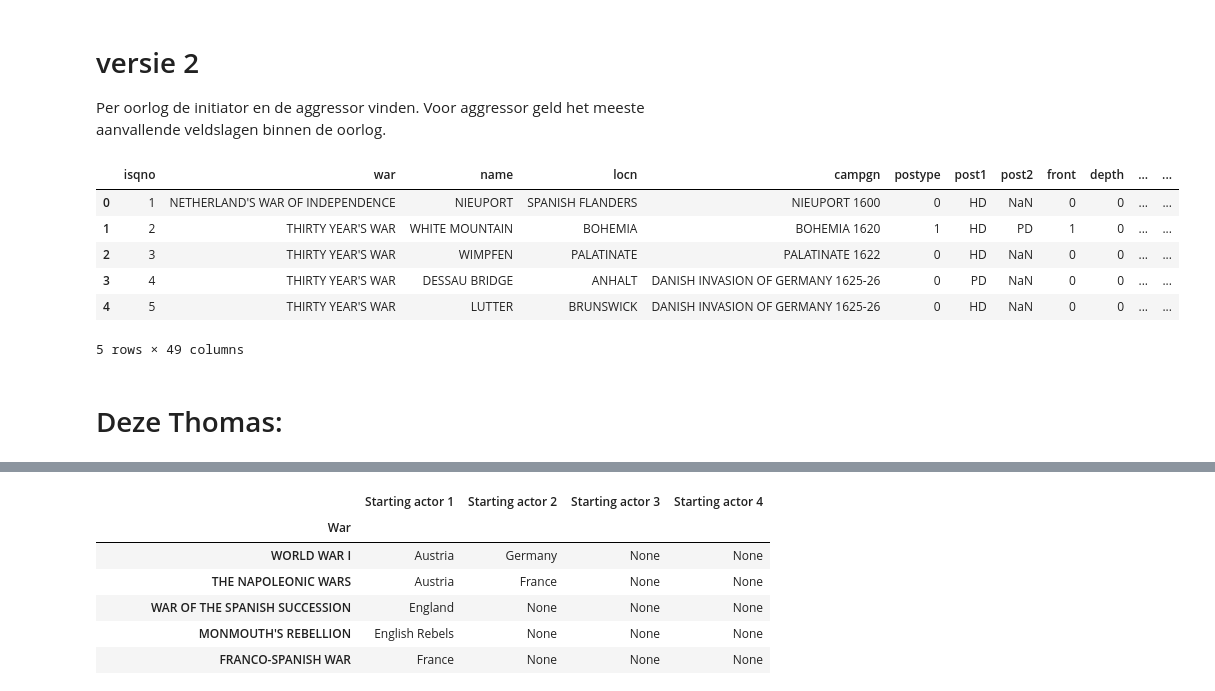
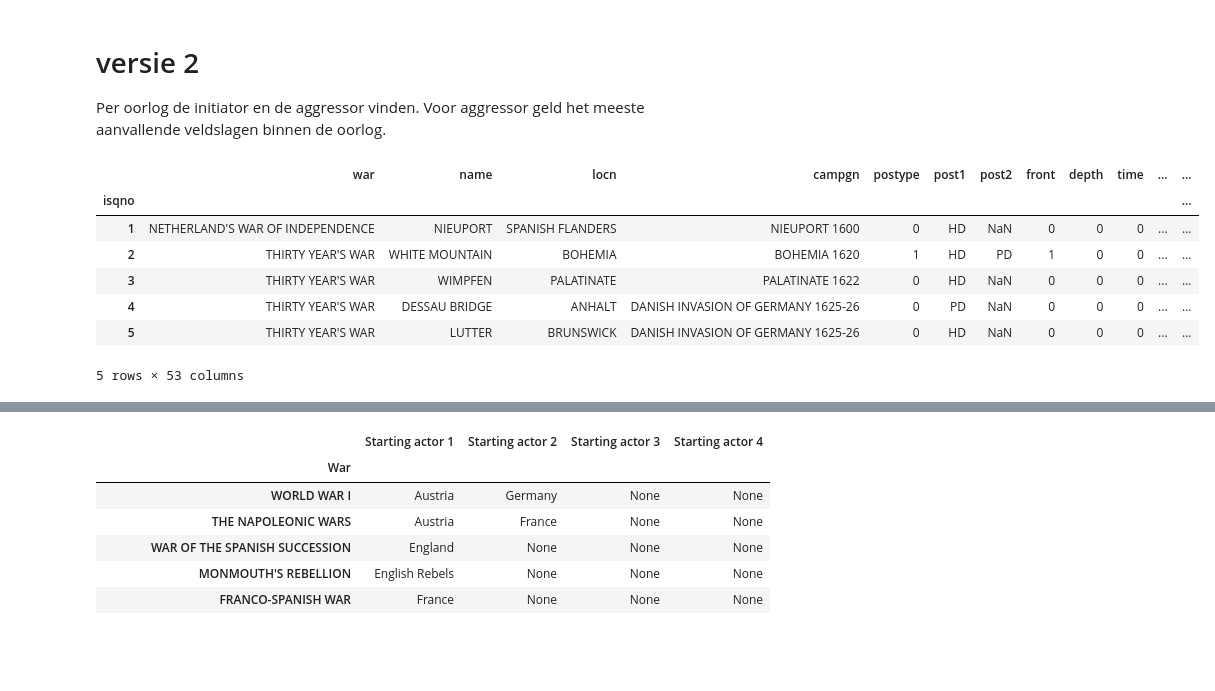
Before and after one commit to jvriemsdijk/Data-science, a Jupyter notebook: Eind opdracht/DB test.ipynb, the cells around one changed output, grey strips where cells are left out. Cells and saved outputs as stored; diff of their text form; code cells hidden in the pictures; blank space fills up the shorter version.

```diff
--- a/Eind opdracht/DB test.ipynb
+++ b/Eind opdracht/DB test.ipynb
@@ -41,7 +41,7 @@ def getZIP(): # Get zipfile function
     request = requests.get('https://github.com/jrnold/CDB13/archive/master.zip').content # Requests content of zipfiles
     string = StringIO.StringIO(request)
     zf = zipfile.ZipFile(string, 'r') # Gets a list of zipfiles
-    return zf
+    return zfpd.DataFrame.from_dict(warInfoDict, orient='index')
 # %%
 # download the CDB13 zip from github
 zippedDB = getZIP()
@@ -51,16 +51,17 @@ dbFiles = zippedDB.namelist()
 #     if i[12:18] == ('/data/') and i[-4:] == '.csv':
 #         print i
 # %%
-battles = pd.read_csv(zippedDB.open(dbFiles[dbFiles.index('CDB13-master/data/battles.csv')]))
+battles = pd.read_csv(zippedDB.open(dbFiles[dbFiles.index('CDB13-master/data/battles.csv')]), index_col='isqno')
 battleActors = pd.read_csv(zippedDB.open(dbFiles[dbFiles.index('CDB13-master/data/battle_actors.csv')]))
+battleDurations = pd.read_csv(zippedDB.open(dbFiles[dbFiles.index('CDB13-master/data/battle_durations.csv')]), index_col='isqno', parse_dates=[1,2,3])
+battles = pd.merge(battles, battleDurations, right_index=True, left_index=True)
 battles.head()
 # %% [output]
-|  | isqno | war | name | locn | campgn | postype | post1 | post2 | front | depth | ... | ... |
-| 0 | 1 | NETHERLAND'S WAR OF INDEPENDENCE | NIEUPORT | SPANISH FLANDERS | NIEUPORT 1600 | 0 | HD | NaN | 0 | 0 | ... | ... |
-| 1 | 2 | THIRTY YEAR'S WAR | WHITE MOUNTAIN | BOHEMIA | BOHEMIA 1620 | 1 | HD | PD | 1 | 0 | ... | ... |
-| 2 | 3 | THIRTY YEAR'S WAR | WIMPFEN | PALATINATE | PALATINATE 1622 | 0 | HD | NaN | 0 | 0 | ... | ... |
-| 3 | 4 | THIRTY YEAR'S WAR | DESSAU BRIDGE | ANHALT | DANISH INVASION OF GERMANY 1625-26 | 0 | PD | NaN | 0 | 0 | ... | ... |
-| 4 | 5 | THIRTY YEAR'S WAR | LUTTER | BRUNSWICK | DANISH INVASION OF GERMANY 1625-26 | 0 | HD | NaN | 0 | 0 | ... | ... |
+|  | war | name | locn | campgn | postype | post1 | post2 | front | depth | time | ... | ... |
+| isqno |  |  |  |  |  |  |  |  |  |  |  | ... |
+| 1 | NETHERLAND'S WAR OF INDEPENDENCE | NIEUPORT | SPANISH FLANDERS | NIEUPORT 1600 | 0 | HD | NaN | 0 | 0 | 0 | ... | ... |
+| 2 | THIRTY YEAR'S WAR | WHITE MOUNTAIN | BOHEMIA | BOHEMIA 1620 | 1 | HD | PD | 1 | 0 | 0 | ... | ... |
+| 3 | THIRTY YEAR'S WAR | WIMPFEN | PALATINATE | PALATINATE 1622 | 0 | HD | NaN | 0 | 0 | 0 | ... | ... |
+| 4 | THIRTY YEAR'S WAR | DESSAU BRIDGE | ANHALT | DANISH INVASION OF GERMANY 1625-26 | 0 | PD | NaN | 0 | 0 | 0 | ... | ... |
+| 5 | THIRTY YEAR'S WAR | LUTTER | BRUNSWICK | DANISH INVASION OF GERMANY 1625-26 | 0 | HD | NaN | 0 | 0 | 0 | ... | ... |
-5 rows × 49 columns
+5 rows × 53 columns
-# %% [markdown]
-# Deze Thomas:
```
Also changed, not shown: parts of 3 cells of this notebook.
